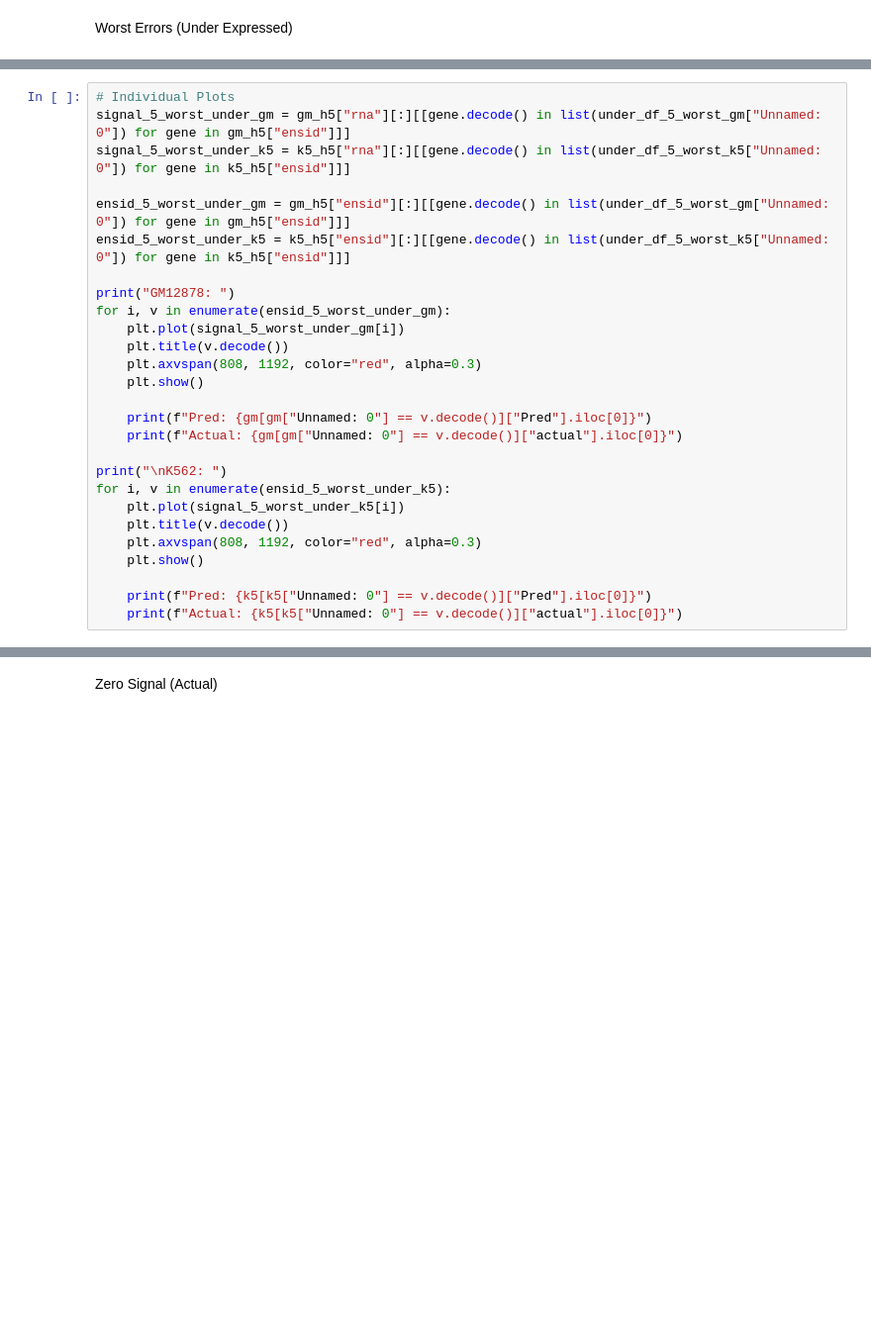
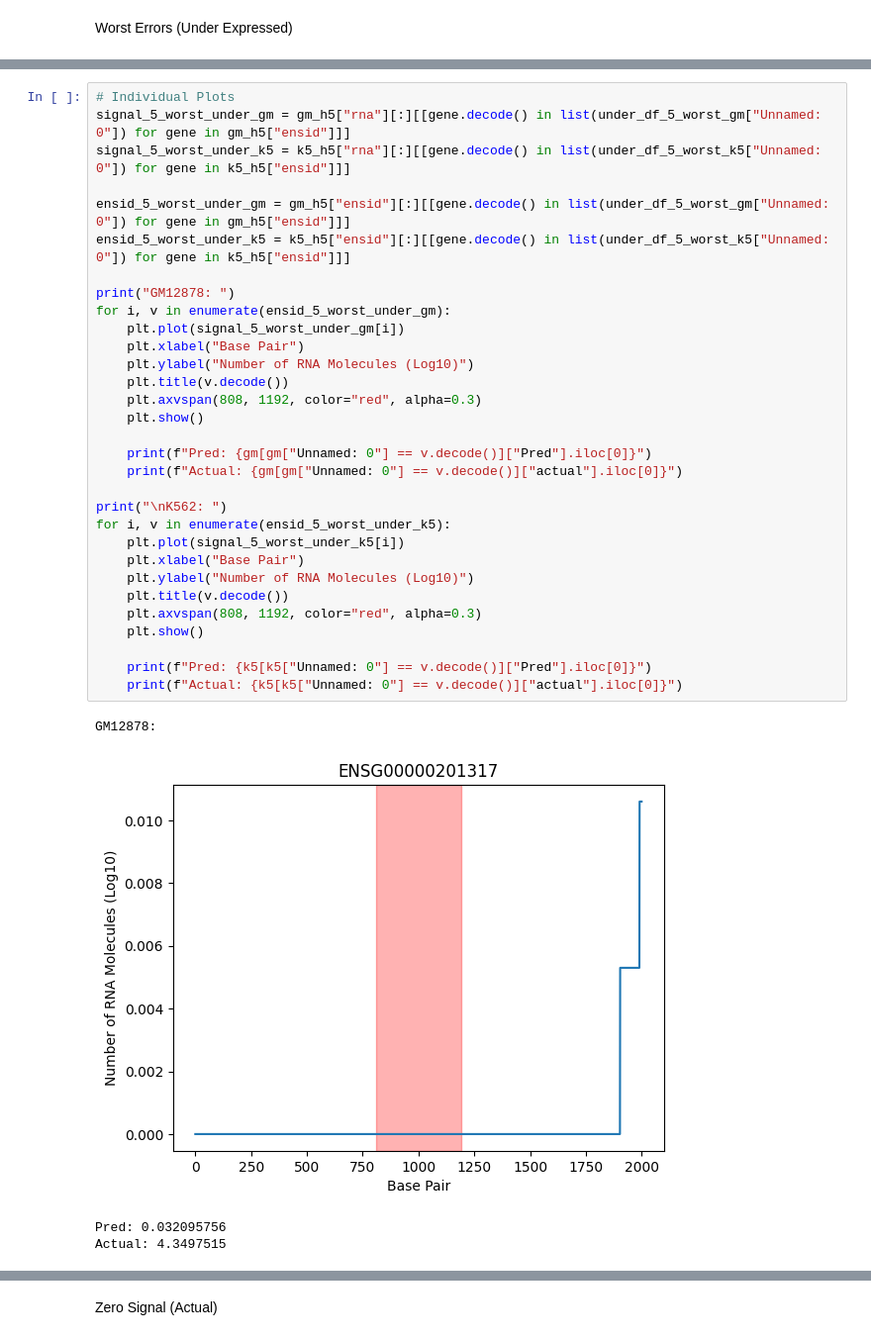
Before and after one commit to AndrewH72/Transcription-Start-Site-Usage-Prediction, a Jupyter notebook: trained_models.ipynb, the cells around one changed output, grey strips where cells are left out. Shown at 99% size. Cells and saved outputs as stored; diff of their text form; blank space fills up the shorter version.

```diff
--- a/trained_models.ipynb
+++ b/trained_models.ipynb
@@ -220,27 +516,36 @@ display(under_df_5_worst_k5)
 # %%
 # Individual Plots
 signal_5_worst_under_gm = gm_h5["rna"][:][[gene.decode() in list(under_df_5_worst_gm["Unnamed: 0"]) for gene in gm_h5["ensid"]]]
 signal_5_worst_under_k5 = k5_h5["rna"][:][[gene.decode() in list(under_df_5_worst_k5["Unnamed: 0"]) for gene in k5_h5["ensid"]]]
 
 ensid_5_worst_under_gm = gm_h5["ensid"][:][[gene.decode() in list(under_df_5_worst_gm["Unnamed: 0"]) for gene in gm_h5["ensid"]]]
 ensid_5_worst_under_k5 = k5_h5["ensid"][:][[gene.decode() in list(under_df_5_worst_k5["Unnamed: 0"]) for gene in k5_h5["ensid"]]]
 
 print("GM12878: ")
 for i, v in enumerate(ensid_5_worst_under_gm):
     plt.plot(signal_5_worst_under_gm[i])
+    plt.xlabel("Base Pair")
+    plt.ylabel("Number of RNA Molecules (Log10)")
     plt.title(v.decode())
     plt.axvspan(808, 1192, color="red", alpha=0.3)
     plt.show()
 
     print(f"Pred: {gm[gm["Unnamed: 0"] == v.decode()]["Pred"].iloc[0]}")
     print(f"Actual: {gm[gm["Unnamed: 0"] == v.decode()]["actual"].iloc[0]}")
 
 print("\nK562: ")
 for i, v in enumerate(ensid_5_worst_under_k5):
     plt.plot(signal_5_worst_under_k5[i])
+    plt.xlabel("Base Pair")
+    plt.ylabel("Number of RNA Molecules (Log10)")
     plt.title(v.decode())
     plt.axvspan(808, 1192, color="red", alpha=0.3)
     plt.show()
 
     print(f"Pred: {k5[k5["Unnamed: 0"] == v.decode()]["Pred"].iloc[0]}")
     print(f"Actual: {k5[k5["Unnamed: 0"] == v.decode()]["actual"].iloc[0]}")
+# %% [output]
+GM12878:
+[figure, added]
+Pred: 0.032095756
+Actual: 4.3497515
```
Also changed, not shown: parts of 16 cells of this notebook, 3 other files.
